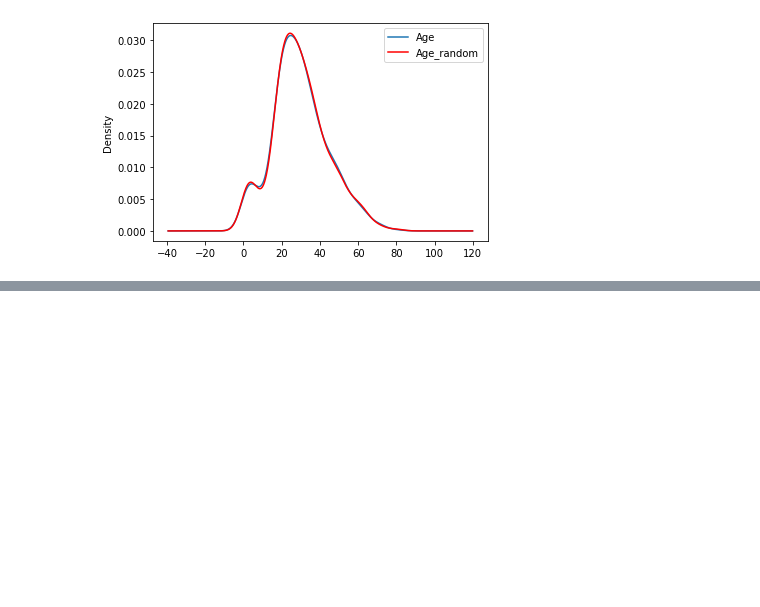
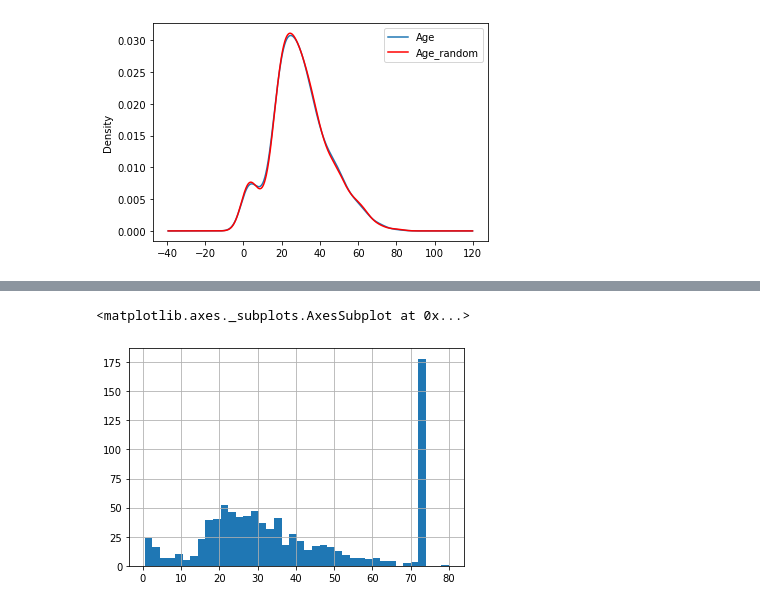
Before and after one commit to ShahdabKhatri/feature-engineering, a Jupyter notebook: handling missing values.ipynb, the cells around one changed output, grey strips where cells are left out. Cells and saved outputs as stored; diff of their text form; code cells hidden in the pictures; blank space fills up the shorter version.

```diff
--- a/handling missing values.ipynb
+++ b/handling missing values.ipynb
@@ -186,0 +248,5 @@ ax.legend(lines,labels,loc='best')
+# %%
+df.Age_end_of_dist.hist(bins=40)
+# %% [output]
+<matplotlib.axes._subplots.AxesSubplot at 0x...>
+[figure, added]
```
Also changed, not shown: parts of 16 cells of this notebook.
